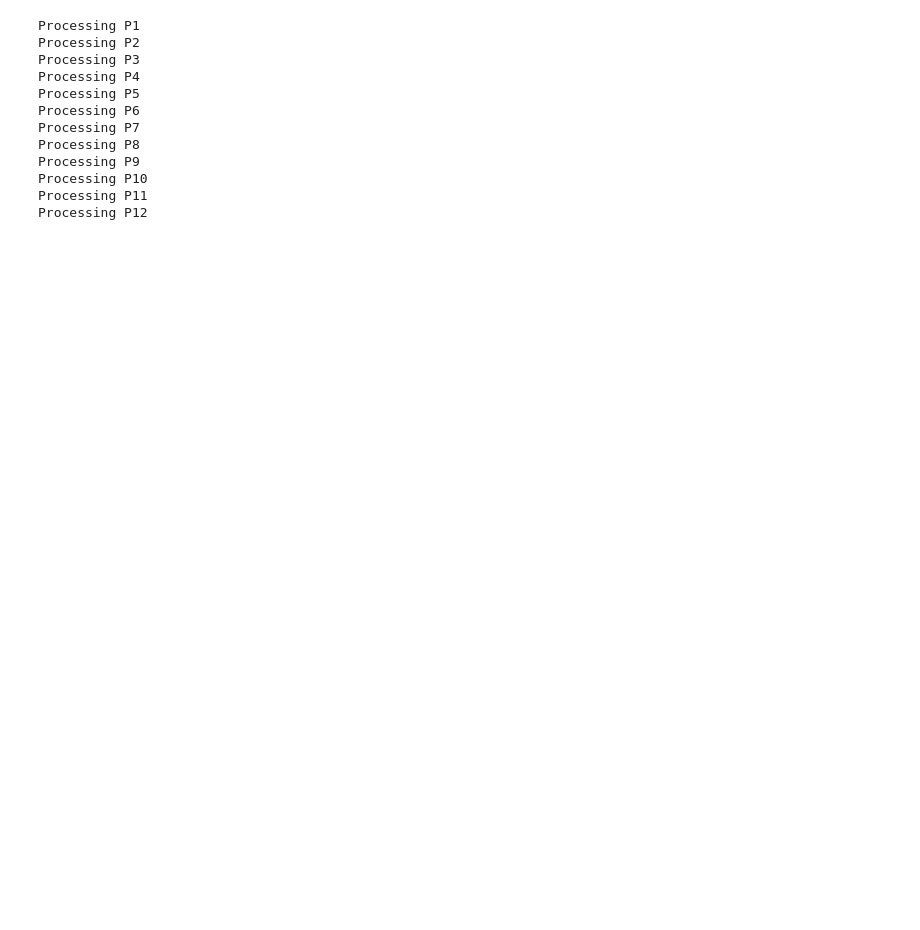
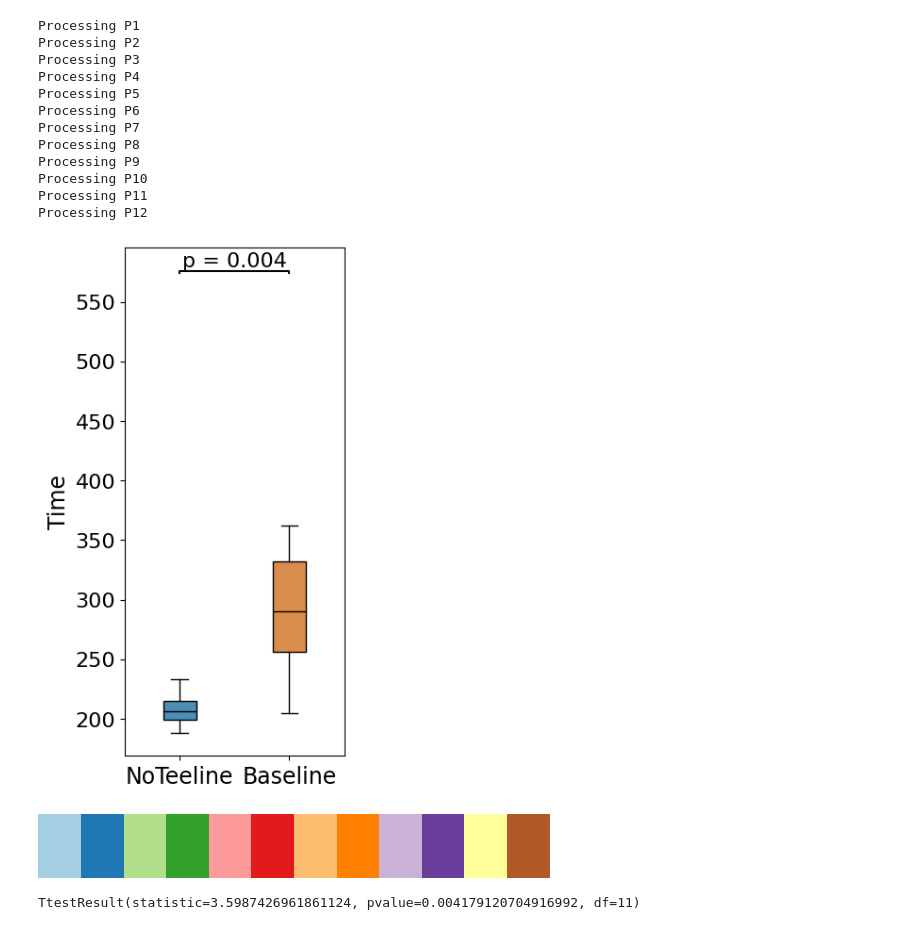
Before and after one commit to Abdus-Samee/NoTeeline, a Jupyter notebook: DataAnalysis/likart_chart.ipynb, the cells around one changed output. Drawn from its saved outputs; the diff is of its cells as text; code cells hidden in the pictures; blank space fills up the shorter version.

```diff
--- a/DataAnalysis/likart_chart.ipynb
+++ b/DataAnalysis/likart_chart.ipynb
@@ -392,8 +385,12 @@ for folder_number in range(1, 13):
                     with open(file_path, 'r', encoding='utf-8') as f:
                         bullet_points_data = json.load(f)
 
-                    start = bullet_points_data['editHistory'][0]['utc_time']
-                    end = bullet_points_data['editHistory'][-1]['edit'][-1][0]['e_time']
+                    start = bullet_points_data['editHistory'][1]['utc_time']
+                    # mx = -1
+                    # mx = max(eh['edit'][-1][-1]['e_time'] for eh in bullet_points_data['editHistory'])
+                    # end = bullet_points_data['editHistory'][-1]['edit'][-1][0]['e_time']
+                    end = bullet_points_data['editHistory'][-2]['utc_time']
+                    # end = mx
 
                     diff = end - start
 
@@ -421,5 +418,59 @@ Processing P10
 Processing P11
 Processing P12
 # %%
-nt = [x/6000 for x in noteeline]
-bs = [x/6000 for x in baseline]
+nt = [x/1000 for x in noteeline]
+bs = [x/1000 for x in baseline]
+# %%
+data = [nt, bs]
+
+SMALL_SIZE = 16
+MEDIUM_SIZE = 17
+BIGGER_SIZE = 26
+
+# Set font sizes
+plt.rc('font', size=BIGGER_SIZE)          # controls default text sizes
+plt.rc('axes', titlesize=SMALL_SIZE)     # fontsize of the axes title
+plt.rc('axes', labelsize=MEDIUM_SIZE)    # fontsize of the x and y labels
+plt.rc('xtick', labelsize=MEDIUM_SIZE)    # fontsize of the tick labels
+plt.rc('ytick', labelsize=SMALL_SIZE)    # fontsize of the tick labels
+plt.rc('legend', fontsize=SMALL_SIZE)    # legend fontsize
+plt.rc('figure', titlesize=BIGGER_SIZE)  # fontsize of the figure title
+
+fig, ax = plt.subplots(figsize=(3,7))
+bp = ax.boxplot(data, patch_artist=True, notch=False, positions=[1, 2], widths=0.3, showfliers=False)
+
+# Setting colors for the box plot
+colors = [(76/255, 142/255, 180/255), (217/255, 141/255, 76/255)]
+for patch, color in zip(bp['boxes'], colors):
+    patch.set_facecolor(color)
+
+# Optionally, customize the colors of other components as well
+for element in ['whiskers', 'caps', 'medians', 'fliers']:
+    plt.setp(bp[element], color='black')
+
+colors = [(76/255, 142/255, 180/255), (217/255, 141/255, 76/255)]
+for patch, color in zip(bp['boxes'], colors):
+    patch.set_facecolor(color)
+
+# Adding the p-value and range line
+x1, x2 = 1, 2   # These are in 'figure coordinates'.
+y, h, col = np.max(np.concatenate(data)) + .1, 2, 'k'
+plt.plot([x1, x1, x2, x2], [y, y+h, y+h, y], lw=1.5, c=col)
+plt.text((x1+x2)*.5, y+h, "p = 0.004", ha='center', va='bottom', color=col, fontsize=SMALL_SIZE)
+
+ax.set_xticklabels(['NoTeeline', 'Baseline'])
+ax.set_ylabel('Time')
+plt.savefig('time.pdf', bbox_inches="tight")
+plt.show()
+# %% [output]
+[figure, added]
+# %%
+chosen_cmap
+# %% [output]
+[figure, added]
+# %%
+from scipy import stats as st
+
+print(st.ttest_rel(a=bs, b=nt))
+# %% [output]
+TtestResult(statistic=3.5987426961861124, pvalue=0.004179120704916992, df=11)
```
Also changed, not shown: parts of 10 cells of this notebook, 1 other file.
